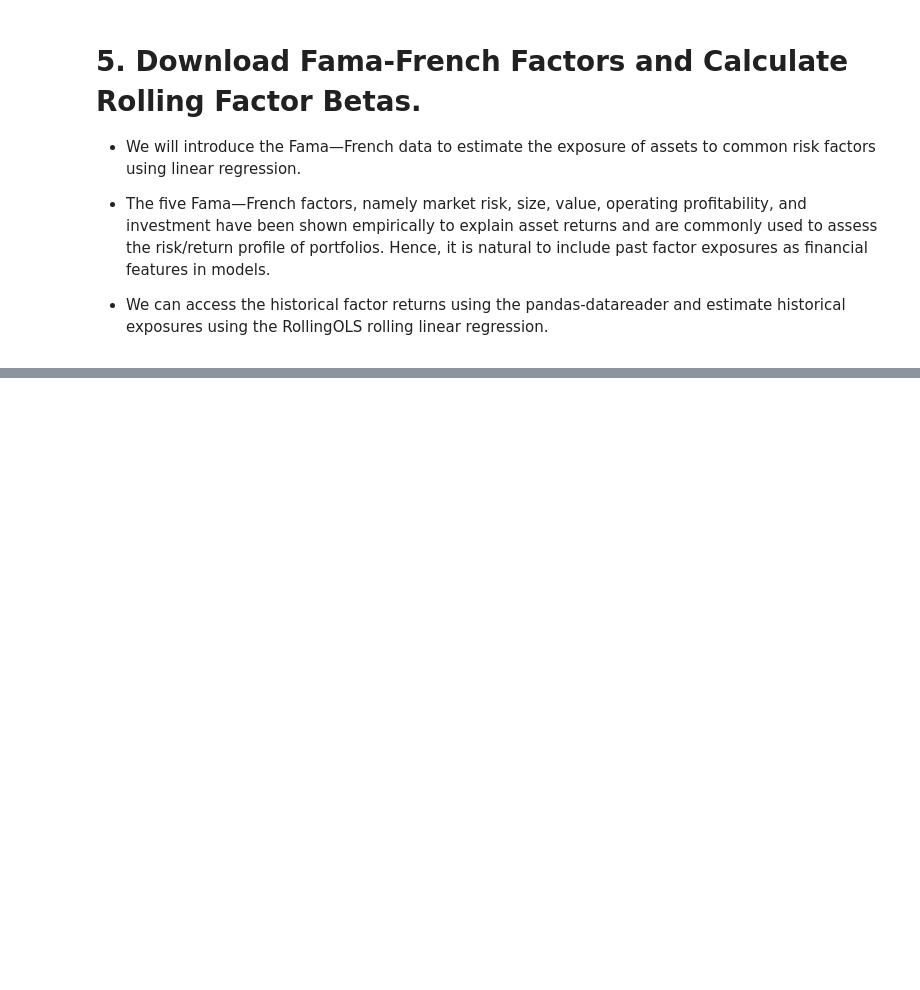
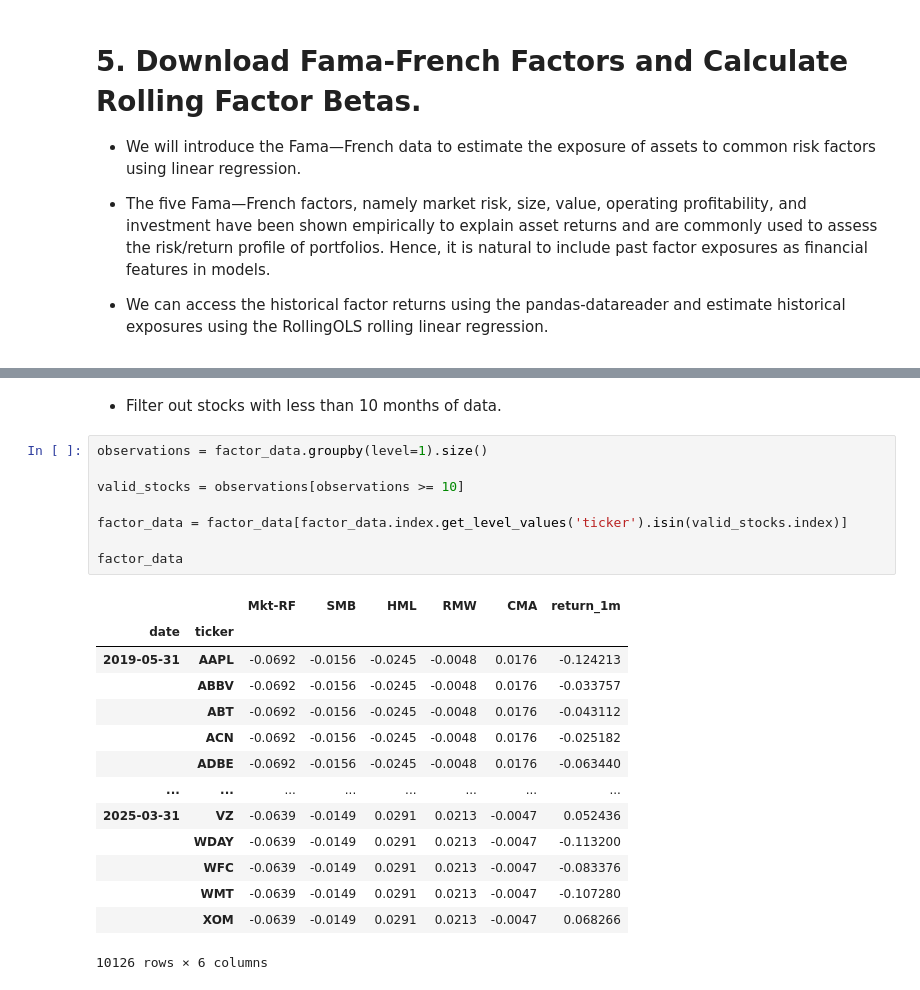
Before and after one commit to Juanes-xd/Proyecto-InfraestructirasParalelas, a Jupyter notebook: Project1.ipynb, the cells around one changed output, grey strips where cells are left out. Saved outputs shown, nothing was run; the diff lists cells and outputs as text; blank space fills up the shorter version.

```diff
--- a/Project1.ipynb
+++ b/Project1.ipynb
@@ -354,0 +401,25 @@ factor_data
+# %% [markdown]
+- Filter out stocks with less than 10 months of data.
+# %%
+observations = factor_data.groupby(level=1).size()
+
+valid_stocks = observations[observations >= 10]
+
+factor_data = factor_data[factor_data.index.get_level_values('ticker').isin(valid_stocks.index)]
+
+factor_data
+# %% [output]
+|  |  | Mkt-RF | SMB | HML | RMW | CMA | return_1m |
+| date | ticker |  |  |  |  |  |  |
+| 2019-05-31 | AAPL | -0.0692 | -0.0156 | -0.0245 | -0.0048 | 0.0176 | -0.124213 |
+|  | ABBV | -0.0692 | -0.0156 | -0.0245 | -0.0048 | 0.0176 | -0.033757 |
+|  | ABT | -0.0692 | -0.0156 | -0.0245 | -0.0048 | 0.0176 | -0.043112 |
+|  | ACN | -0.0692 | -0.0156 | -0.0245 | -0.0048 | 0.0176 | -0.025182 |
+|  | ADBE | -0.0692 | -0.0156 | -0.0245 | -0.0048 | 0.0176 | -0.063440 |
+| ... | ... | ... | ... | ... | ... | ... | ... |
+| 2025-03-31 | VZ | -0.0639 | -0.0149 | 0.0291 | 0.0213 | -0.0047 | 0.052436 |
+|  | WDAY | -0.0639 | -0.0149 | 0.0291 | 0.0213 | -0.0047 | -0.113200 |
+|  | WFC | -0.0639 | -0.0149 | 0.0291 | 0.0213 | -0.0047 | -0.083376 |
+|  | WMT | -0.0639 | -0.0149 | 0.0291 | 0.0213 | -0.0047 | -0.107280 |
+|  | XOM | -0.0639 | -0.0149 | 0.0291 | 0.0213 | -0.0047 | 0.068266 |
+10126 rows × 6 columns
```
Also changed, not shown: parts of 21 cells of this notebook.
